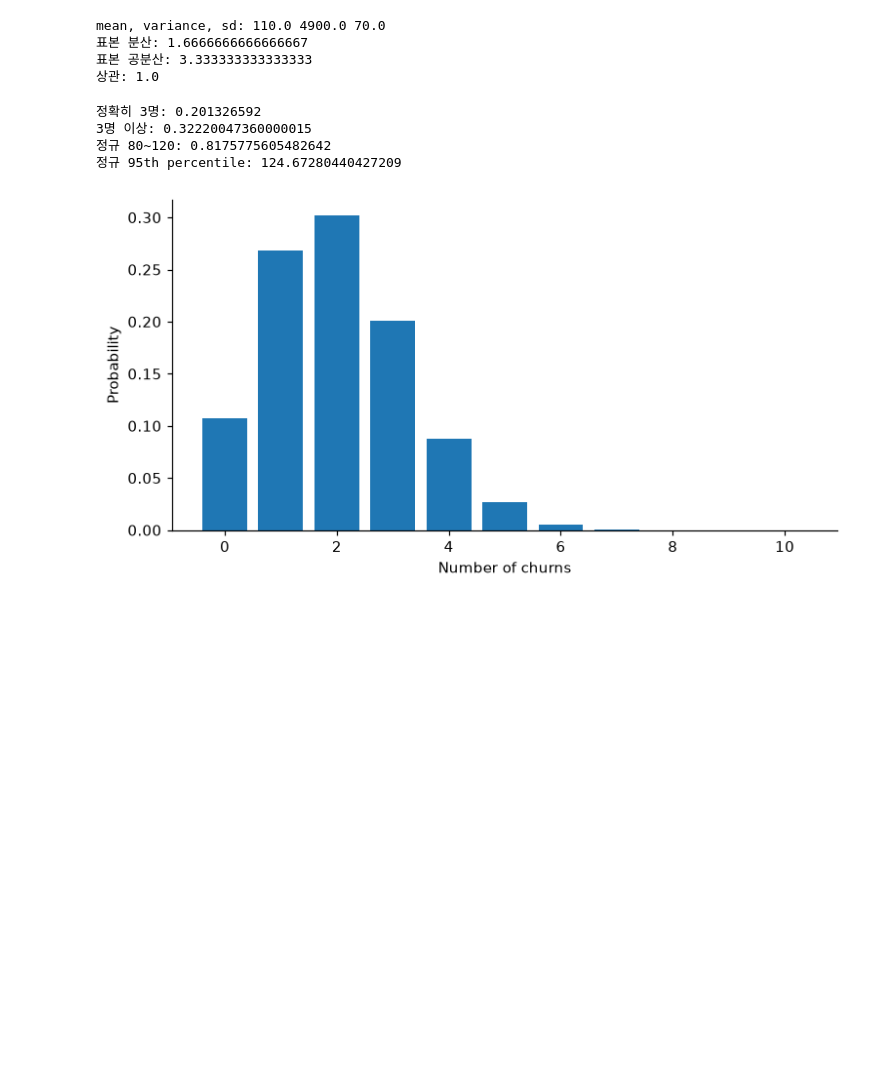
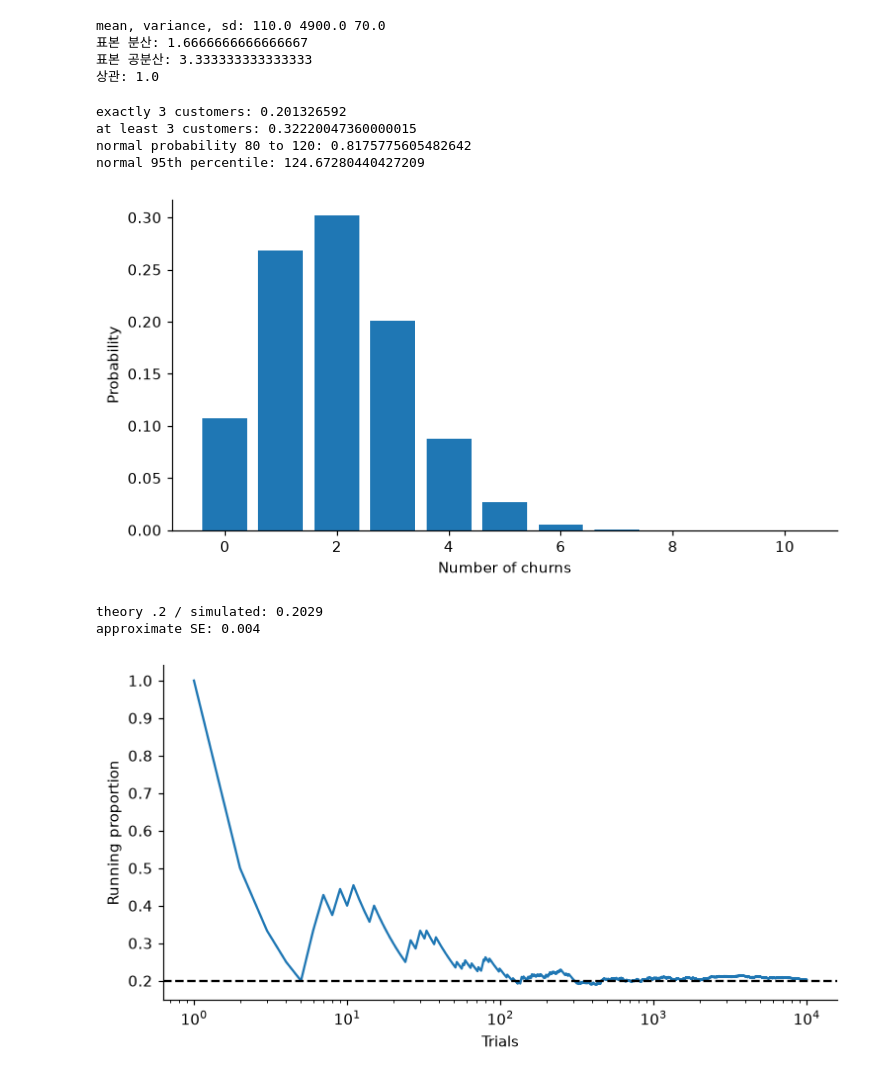
Before and after one commit to raon17/brain-registry, a Jupyter notebook: unsw_data_science/Foundations of Data Science_ZZSC9001.ipynb, the cells around one changed output. Cells and saved outputs as stored; diff of their text form; code cells hidden in the pictures; blank space fills up the shorter version.

```diff
--- a/unsw_data_science/Foundations of Data Science_ZZSC9001.ipynb
+++ b/unsw_data_science/Foundations of Data Science_ZZSC9001.ipynb
@@ -134,16 +134,29 @@ mean, variance, sd: 110.0 4900.0 70.0
 상관: 1.0
 # %%
 n, p_success = 10, 0.2
-print("정확히 3명:", stats.binom.pmf(3, n, p_success))
-print("3명 이상:", stats.binom.sf(2, n, p_success))
-print("정규 80~120:", stats.norm.cdf(120, 100, 15) - stats.norm.cdf(80, 100, 15))
-print("정규 95th percentile:", stats.norm.ppf(0.95, 100, 15))
+print("exactly 3 customers:", stats.binom.pmf(3, n, p_success))
+print("at least 3 customers:", stats.binom.sf(2, n, p_success))
+print("normal probability 80 to 120:", stats.norm.cdf(120, 100, 15) - stats.norm.cdf(80, 100, 15))
+print("normal 95th percentile:", stats.norm.ppf(0.95, 100, 15))
 k = np.arange(11)
 plt.bar(k, stats.binom.pmf(k, n, p_success))
 plt.xlabel("Number of churns"); plt.ylabel("Probability"); plt.show()
 # %% [output]
-정확히 3명: 0.201326592
-3명 이상: 0.32220047360000015
-정규 80~120: 0.8175775605482642
-정규 95th percentile: 124.67280440427209
+exactly 3 customers: 0.201326592
+at least 3 customers: 0.32220047360000015
+normal probability 80 to 120: 0.8175775605482642
+normal 95th percentile: 124.67280440427209
 [figure]
+# %%
+rng = np.random.default_rng(101)
+trials = rng.binomial(1, 0.2, size=10_000) # simulate 10,000 Bernoulli trials with p=0.2
+running = np.cumsum(trials) / np.arange(1, len(trials) + 1) # running proportion of successes
+print("theory .2 / simulated:", running[-1])
+print("approximate SE:", np.sqrt(0.2 * 0.8 / len(trials)))
+plt.plot(np.arange(1, len(trials)+1), running)
+plt.axhline(0.2, color="black", linestyle="--")
+plt.xscale("log"); plt.xlabel("Trials"); plt.ylabel("Running proportion"); plt.show()
+# %% [output]
+theory .2 / simulated: 0.2029
+approximate SE: 0.004
+[figure, added]
```
Also changed, not shown: parts of 2 cells of this notebook.
